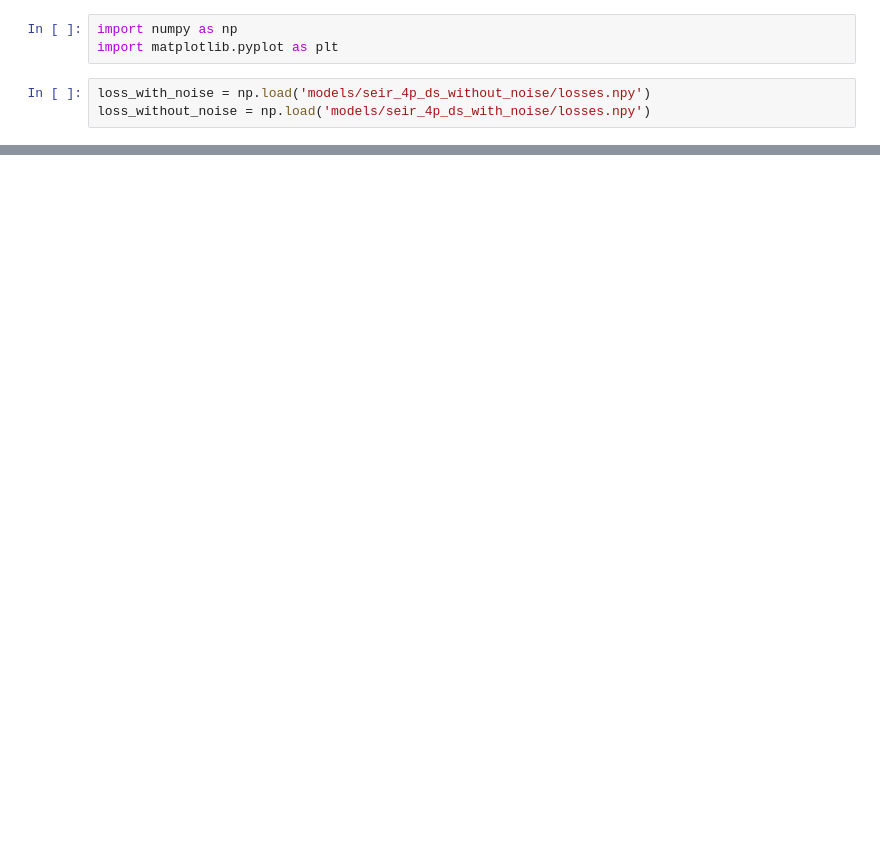
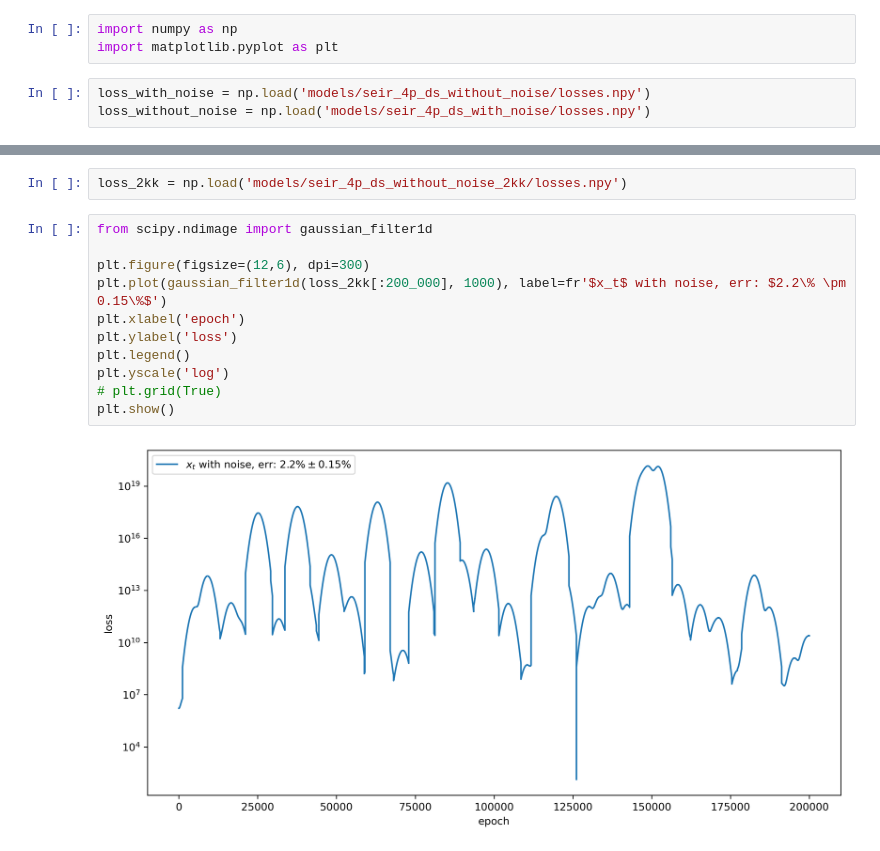
Before and after one commit to sherkidanil/inverse_problem_ffm_flax, a Jupyter notebook: seir_model/research.ipynb, the cells around one changed output, grey strips where cells are left out. Drawn from its saved outputs; the diff is of its cells as text; blank space fills up the shorter version.

```diff
--- a/seir_model/research.ipynb
+++ b/seir_model/research.ipynb
@@ -31,0 +32,15 @@ plt.show()
+# %%
+loss_2kk = np.load('models/seir_4p_ds_without_noise_2kk/losses.npy')
+# %%
+from scipy.ndimage import gaussian_filter1d
+
+plt.figure(figsize=(12,6), dpi=300)
+plt.plot(gaussian_filter1d(loss_2kk[:200_000], 1000), label=fr'$x_t$ with noise, err: $2.2\% \pm 0.15\%$')
+plt.xlabel('epoch')
+plt.ylabel('loss')
+plt.legend()
+plt.yscale('log')
+# plt.grid(True)
+plt.show()
+# %% [output]
+[figure, added]
```
Also changed, not shown: parts of 2 cells of this notebook, 5 other files.
